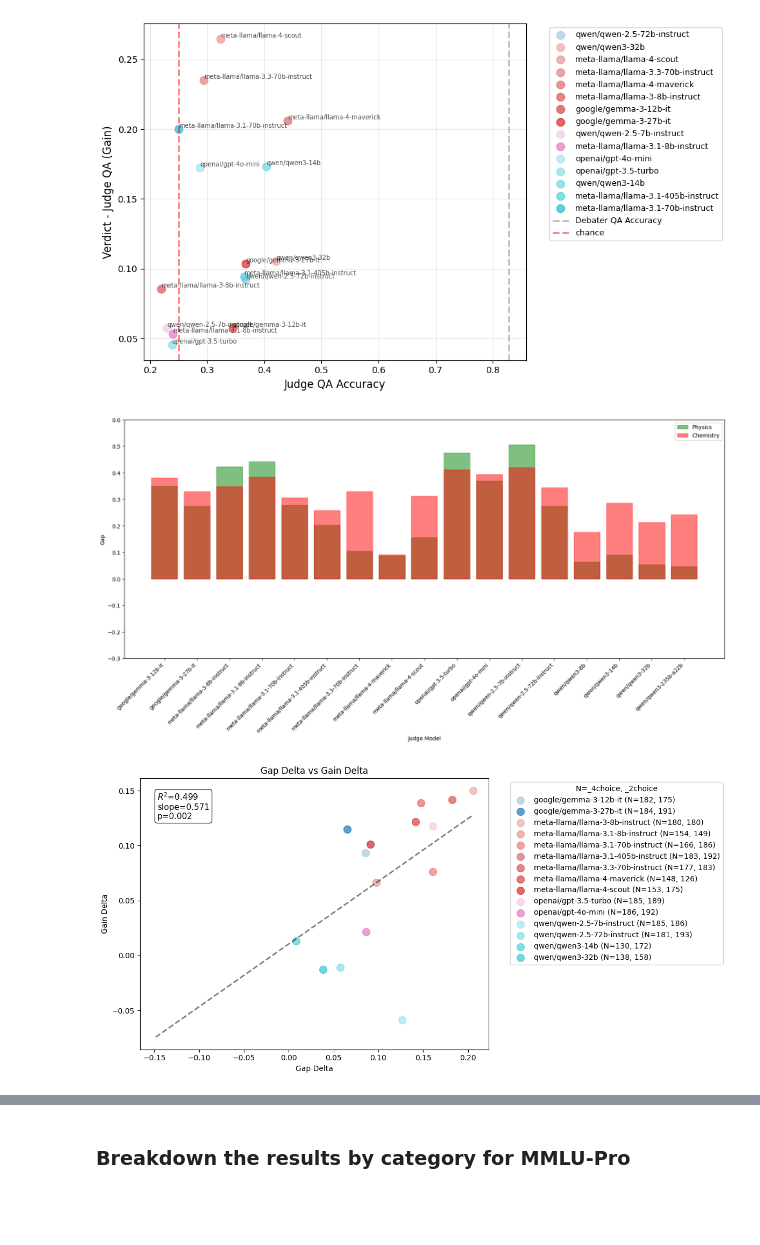
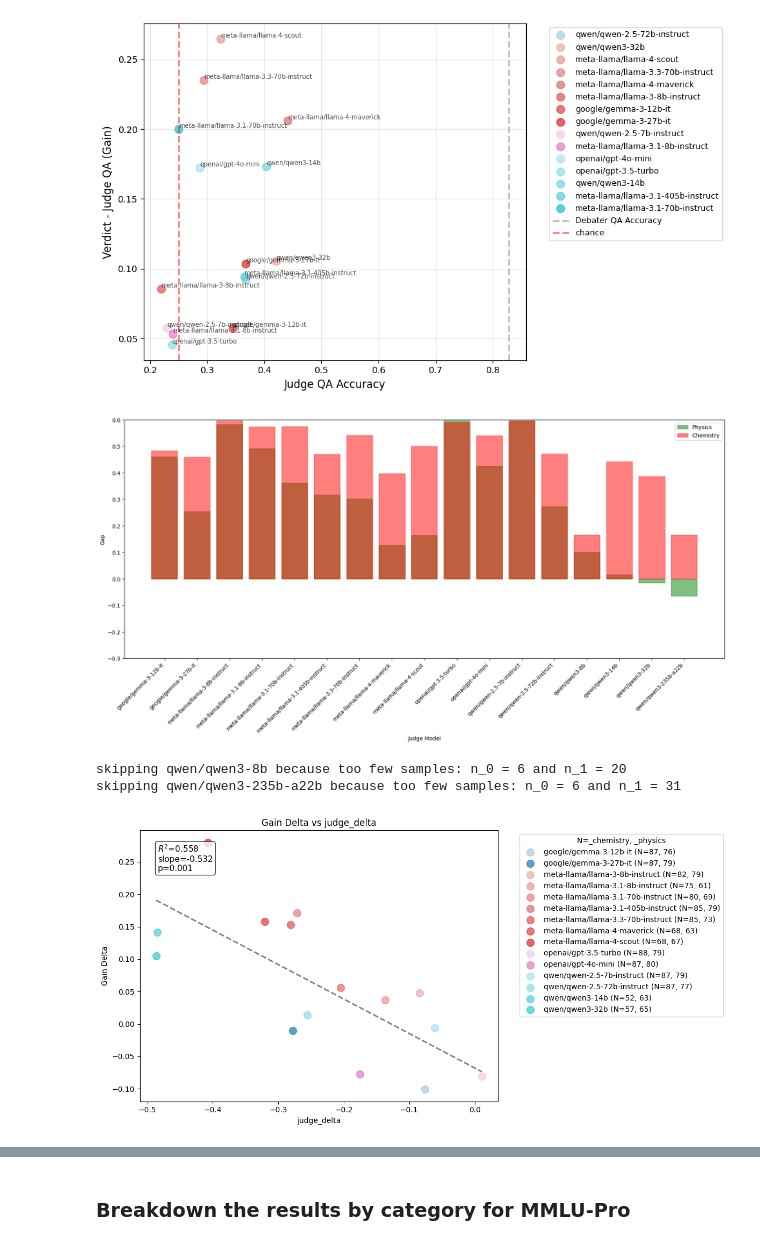
Before and after one commit to joshlevy89/llm_judge_debate_NEW, a Jupyter notebook: analysis.ipynb, the cells around one changed output, grey strips where cells are left out. Cells and saved outputs as stored; diff of their text form; code cells hidden in the pictures; blank space fills up the shorter version.

Commit message:
stable version of the gap and gain delta analysis on gpqa

```diff
--- a/analysis.ipynb
+++ b/analysis.ipynb
@@ -434,50 +434,52 @@ plot_gain_scatter(results_df, n_choices=4, over='judge_qa')
 # %%
 # Compare the physics to chemistry in a bar plot - overlapping with alpha
 
-unique_df = unique_df_gpqa_2_choice
+unique_df = unique_df_gpqa_4_choice
 unique_df = unique_df.merge(dataset_df[['question', 'high_level_domain']], on='question', how='left')
 unique_df_chemistry = unique_df[unique_df['high_level_domain'] == 'Chemistry']
 unique_df_physics = unique_df[unique_df['high_level_domain'] == 'Physics']
 
 
 results_df_chemistry = results_by_config(unique_df_chemistry, dedupe_columns)
 results_df_physics = results_by_config(unique_df_physics, dedupe_columns)
 
 fig, ax = plt.subplots(figsize=(20, 8))
 type = 'gap'
 bars1 = plot_verdict_difference(results_df_physics, ax=ax, type=type)
 bars2 = plot_verdict_difference(results_df_chemistry, ax=ax, type=type)
 
 ax.set_ylim(-.3, .6)
 
 for bar in bars1:
     bar.set_alpha(0.5)
     bar.set_color('green')
 
 for bar in bars2:
     bar.set_alpha(0.5)
     bar.set_color('red')
 
 plt.legend(['Physics', 'Chemistry'])
 plt.show()
 # %% [output]
-[figure, old version]
+[figure, new version]
 # %%
 ## Look at gap DELTAS relative to gain DELTAS
 
-# suffixes = ['_chemistry', '_physics']
-# merged = results_df_chemistry.merge(results_df_physics, on='name', suffixes=suffixes)
+suffixes = ['_chemistry', '_physics']
+# suffixes = ['_physics', '_chemistry']
+merged = results_df_chemistry.merge(results_df_physics, on='name', suffixes=suffixes)
 
-suffixes = ['_4choice', '_2choice']
-merged = results_df_gpqa_4_choice.merge(results_df_gpqa_2_choice, on='name', suffixes=suffixes)
+# suffixes = ['_4choice', '_2choice']
+# suffixes = ['_2choice', '_4choice']
+# merged = results_df_gpqa_4_choice.merge(results_df_gpqa_2_choice, on='name', suffixes=suffixes)
 
-xfield = 'gain_delta'
-# xfield = 'judge_delta'
+# xfield = 'gap_delta'
+xfield = 'judge_delta'
 
 
 merged['gap_delta'] = merged[f'debater_minus_judge_qa{suffixes[0]}'] - merged[f'debater_minus_judge_qa{suffixes[1]}']
 merged['gain_delta'] = merged[f'verdict_minus_judge_qa{suffixes[0]}'] - merged[f'verdict_minus_judge_qa{suffixes[1]}']
-merged['judge_delta'] = merged[f'judge_qa{suffixes[0]}'] - merged[f'judge_qa{suffixes[1]}']
+merged['judge_delta'] = merged[f'judge_qa_acc{suffixes[0]}'] - merged[f'judge_qa_acc{suffixes[1]}']
 
 fig, ax = plt.subplots(figsize=(12, 6))
 
@@ -487,15 +489,17 @@ for name in names:
     n_0 = int(row[f'n_total{suffixes[0]}'])
     n_1 = int(row[f'n_total{suffixes[1]}'])
     if n_0 < 50 or n_1 < 50:
+        # print('hi')
+        print(f'skipping {name} because too few samples: n_0 = {n_0} and n_1 = {n_1}')
         continue
-    ax.scatter(row['gap_delta'], row[xfield],
+    ax.scatter(row[xfield], row['gain_delta'],
                color=color_map[name],
                label=f"{name} (N={n_0}, {n_1})",
                alpha=0.7,
                s=100)
 
-slope, intercept, r, p, se = stats.linregress(merged['gap_delta'], merged[xfield])
-x_line = np.linspace(merged['gap_delta'].min(), merged['gap_delta'].max(), 100)
+slope, intercept, r, p, se = stats.linregress(merged[xfield], merged['gain_delta'])
+x_line = np.linspace(merged[xfield].min(), merged[xfield].max(), 100)
 y_line = slope * x_line + intercept
 ax.plot(x_line, y_line, 'k--', alpha=0.5, linewidth=2)
 
@@ -503,13 +507,17 @@ ax.text(0.05, 0.95, f'$R^2$={r**2:.3f}\nslope={slope:.3f}\np={p:.3f}',
         transform=ax.transAxes, fontsize=11, verticalalignment='top',
         bbox=dict(boxstyle='round', facecolor='white', alpha=0.8))
 
-ax.set_xlabel('Gap Delta')
-ax.set_ylabel(f'{xfield}')
-ax.set_title(f'Gap Delta vs {xfield}')
+ax.set_xlabel(xfield)
+ax.set_ylabel(f'Gain Delta')
+ax.set_title(f'Gain Delta vs {xfield}')
 ax.legend(bbox_to_anchor=(1.05, 1), loc='upper left', title=f'N={suffixes[0]}, {suffixes[1]}')
 
+# ax.set_xlim(-.5, .5)
+# ax.set_ylim(-1, 1)
 
 plt.tight_layout()
 plt.show()
 # %% [output]
+skipping qwen/qwen3-8b because too few samples: n_0 = 6 and n_1 = 20
+skipping qwen/qwen3-235b-a22b because too few samples: n_0 = 6 and n_1 = 31
-[figure, old version]
+[figure, new version]
```
Also changed, not shown: parts of 1 cell of this notebook.
